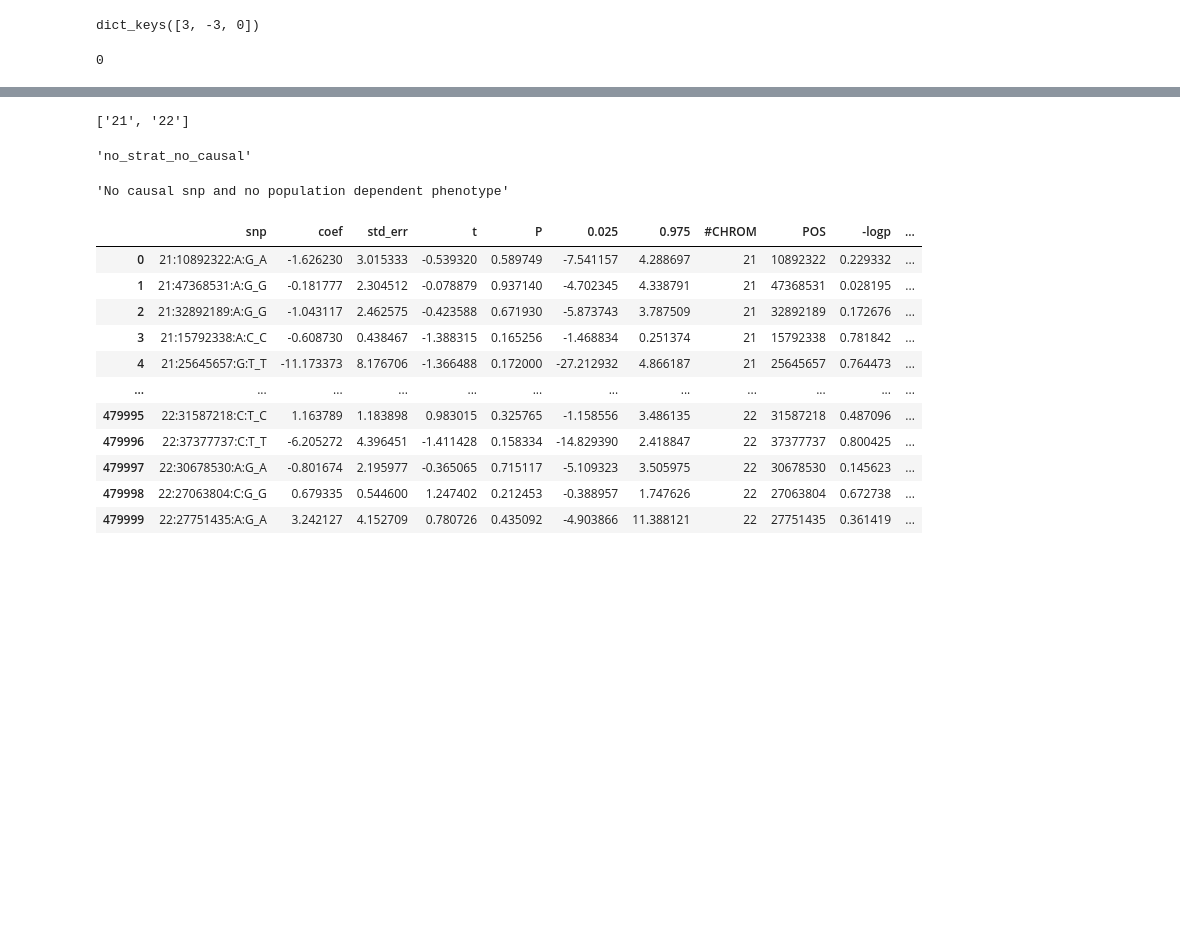
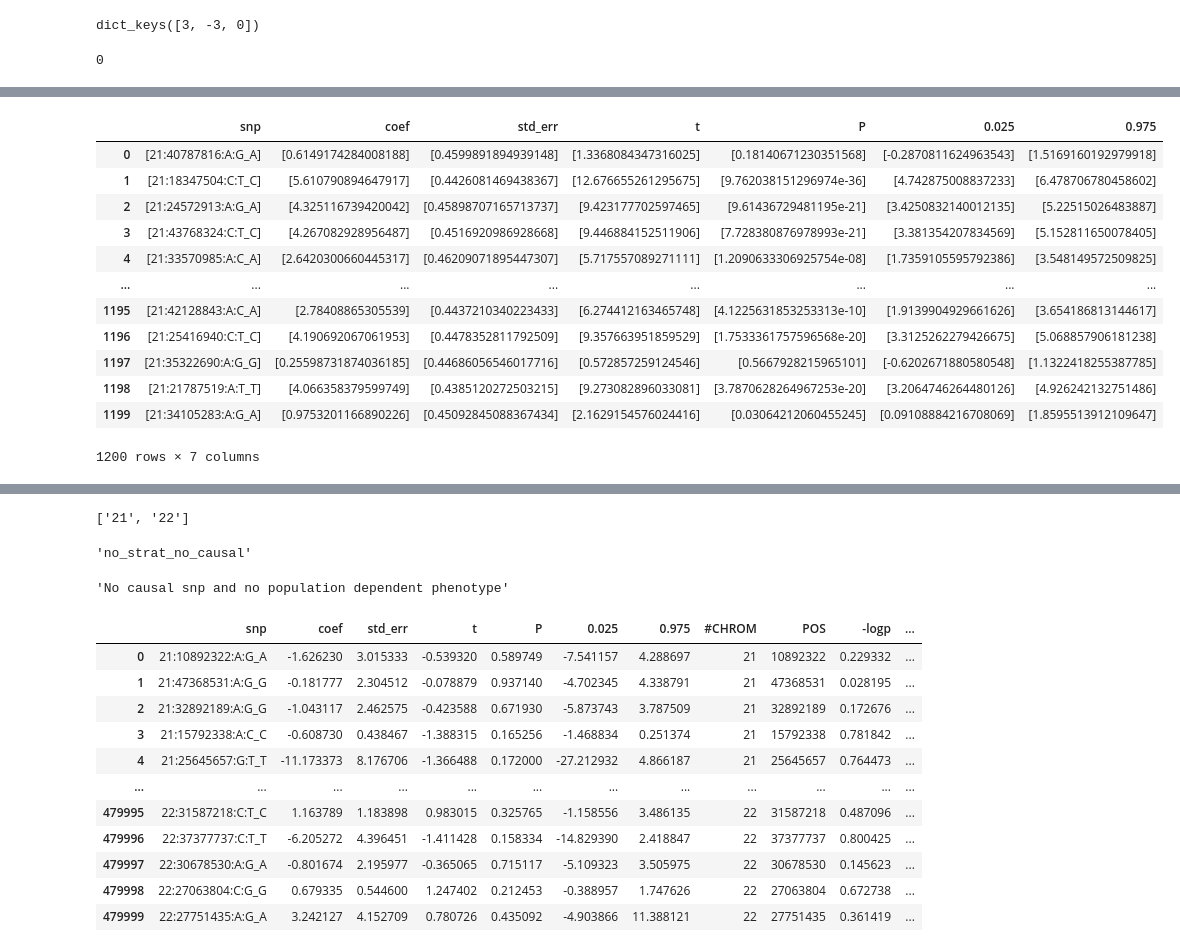
Before and after one commit to mat2m10/gwas_testing, a Jupyter notebook: mono_pca.ipynb, the cells around one changed output, grey strips where cells are left out. Saved outputs shown, nothing was run; the diff lists cells and outputs as text; code cells hidden in the pictures; blank space fills up the shorter version.

```diff
--- a/mono_pca.ipynb
+++ b/mono_pca.ipynb
@@ -101,0 +155,16 @@ onlyfiles_input = [f for f in listdir(path_genos)]
+# %%
+sumstat
+# %% [output]
+|  | snp | coef | std_err | t | P | 0.025 | 0.975 |
+| 0 | [21:40787816:A:G_A] | [0.6149174284008188] | [0.4599891894939148] | [1.3368084347316025] | [0.18140671230351568] | [-0.2870811624963543] | [1.5169160192979918] |
+| 1 | [21:18347504:C:T_C] | [5.610790894647917] | [0.4426081469438367] | [12.676655261295675] | [9.762038151296974e-36] | [4.742875008837233] | [6.478706780458602] |
+| 2 | [21:24572913:A:G_A] | [4.325116739420042] | [0.45898707165713737] | [9.423177702597465] | [9.61436729481195e-21] | [3.4250832140012135] | [5.22515026483887] |
+| 3 | [21:43768324:C:T_C] | [4.267082928956487] | [0.4516920986928668] | [9.446884152511906] | [7.728380876978993e-21] | [3.381354207834569] | [5.152811650078405] |
+| 4 | [21:33570985:A:C_A] | [2.6420300660445317] | [0.46209071895447307] | [5.717557089271111] | [1.2090633306925754e-08] | [1.7359105595792386] | [3.548149572509825] |
+| ... | ... | ... | ... | ... | ... | ... | ... |
+| 1195 | [21:42128843:A:C_A] | [2.78408865305539] | [0.4437210340223433] | [6.274412163465748] | [4.1225631853253313e-10] | [1.9139904929661626] | [3.654186813144617] |
+| 1196 | [21:25416940:C:T_C] | [4.190692067061953] | [0.4478352811792509] | [9.357663951859529] | [1.7533361757596568e-20] | [3.3125262279426675] | [5.068857906181238] |
+| 1197 | [21:35322690:A:G_G] | [0.25598731874036185] | [0.44686056546017716] | [0.572857259124546] | [0.5667928215965101] | [-0.6202671880580548] | [1.1322418255387785] |
+| 1198 | [21:21787519:A:T_T] | [4.066358379599749] | [0.4385120272503215] | [9.273082896033081] | [3.7870628264967253e-20] | [3.2064746264480126] | [4.926242132751486] |
+| 1199 | [21:34105283:A:G_A] | [0.9753201166890226] | [0.45092845088367434] | [2.1629154576024416] | [0.03064212060455245] | [0.09108884216708069] | [1.8595513912109647] |
+1200 rows × 7 columns
```
Also changed, not shown: parts of 18 cells of this notebook, 2 other files.
